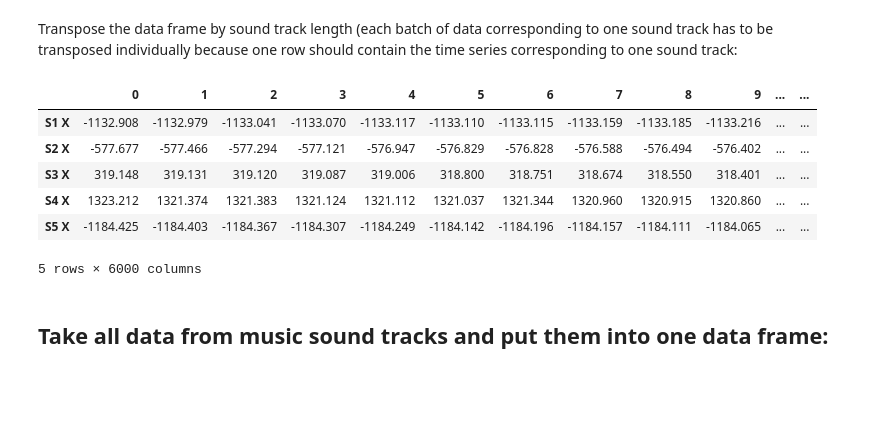
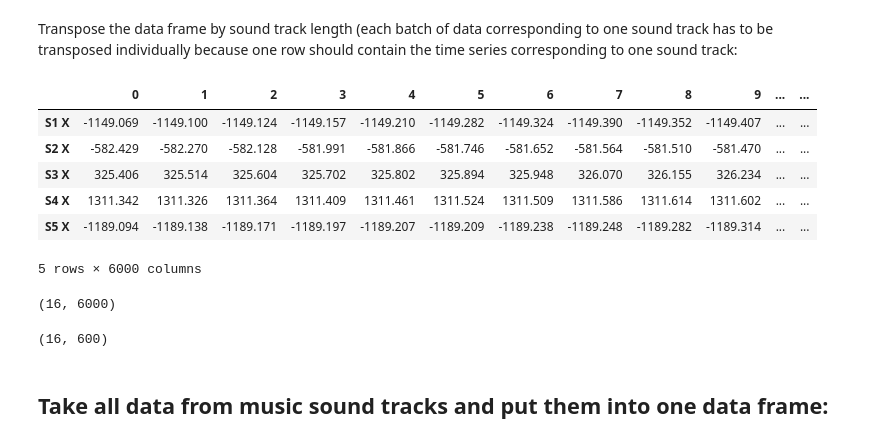
Before and after one commit to HieronymusEsteban/autoencoder_timeseries, a Jupyter notebook: autoencoder_first_try.ipynb, the cells around one changed output. Drawn from its saved outputs; the diff is of its cells as text; code cells hidden in the pictures; blank space fills up the shorter version.

```diff
--- a/autoencoder_first_try.ipynb
+++ b/autoencoder_first_try.ipynb
@@ -402,4 +338,4 @@ Corner4 X
 # %% [markdown]
 ## Take all data from sound track silence and put them into one data frame:
 # %%
-CLASS_NORMAL = 1
+CLASS_NORMAL = 2
@@ -449,2 +346,4 @@ def take_data_with_label_or_not(data_dict, label, with_label = True):
 # %%
-nm_data_raw_1 = nm_data_raw[1].copy()
+nm_data_1 = nm_data_labelled[1].copy()
+# %%
+nm_data_try = {'1': nm_data_1}
@@ -451,6 +354,6 @@ nm_data_raw_1 = nm_data_raw[1].copy()
 # %%
 
-#normal_data_all_1d = take_data_with_label_or_not(nm_data_raw, CLASS_NORMAL)
+#normal_data_all_1d = take_data_with_label_or_not(nm_data_labelled, CLASS_NORMAL)
 
-normal_data_all_1d = take_data_with_label_or_not(nm_data_raw_1, CLASS_NORMAL)
+normal_data_all_1d = dlt.take_data_with_label_or_not(nm_data_try, CLASS_NORMAL)
 # %% [output]
@@ -504,11 +378,15 @@ def transpose_by_minute(data):
 # %%
-normal_data_all_1d_t = transpose_by_minute(normal_data_all_1d)
+normal_data_all_1d_t = dlt.transpose_by_minute(normal_data_all_1d)
 normal_data_all_1d_t.head()
 # %% [output]
 |  | 0 | 1 | 2 | 3 | 4 | 5 | 6 | 7 | 8 | 9 | ... | ... |
-| S1 X | -1132.908 | -1132.979 | -1133.041 | -1133.070 | -1133.117 | -1133.110 | -1133.115 | -1133.159 | -1133.185 | -1133.216 | ... | ... |
-| S2 X | -577.677 | -577.466 | -577.294 | -577.121 | -576.947 | -576.829 | -576.828 | -576.588 | -576.494 | -576.402 | ... | ... |
-| S3 X | 319.148 | 319.131 | 319.120 | 319.087 | 319.006 | 318.800 | 318.751 | 318.674 | 318.550 | 318.401 | ... | ... |
-| S4 X | 1323.212 | 1321.374 | 1321.383 | 1321.124 | 1321.112 | 1321.037 | 1321.344 | 1320.960 | 1320.915 | 1320.860 | ... | ... |
-| S5 X | -1184.425 | -1184.403 | -1184.367 | -1184.307 | -1184.249 | -1184.142 | -1184.196 | -1184.157 | -1184.111 | -1184.065 | ... | ... |
+| S1 X | -1149.069 | -1149.100 | -1149.124 | -1149.157 | -1149.210 | -1149.282 | -1149.324 | -1149.390 | -1149.352 | -1149.407 | ... | ... |
+| S2 X | -582.429 | -582.270 | -582.128 | -581.991 | -581.866 | -581.746 | -581.652 | -581.564 | -581.510 | -581.470 | ... | ... |
+| S3 X | 325.406 | 325.514 | 325.604 | 325.702 | 325.802 | 325.894 | 325.948 | 326.070 | 326.155 | 326.234 | ... | ... |
+| S4 X | 1311.342 | 1311.326 | 1311.364 | 1311.409 | 1311.461 | 1311.524 | 1311.509 | 1311.586 | 1311.614 | 1311.602 | ... | ... |
+| S5 X | -1189.094 | -1189.138 | -1189.171 | -1189.197 | -1189.207 | -1189.209 | -1189.238 | -1189.248 | -1189.282 | -1189.314 | ... | ... |
 5 rows × 6000 columns
+# %%
+normal_data_all_1d_t.shape
+# %% [output]
+(16, 6000)
@@ -515,2 +395,6 @@ normal_data_all_1d_t.head()
+# %%
+normal_data_all_1d_t.shape
+# %% [output]
+(16, 600)
 # %% [markdown]
 ## Take all data from music sound tracks and put them into one data frame:
```
Also changed, not shown: parts of 107 cells of this notebook, 4 other files.
